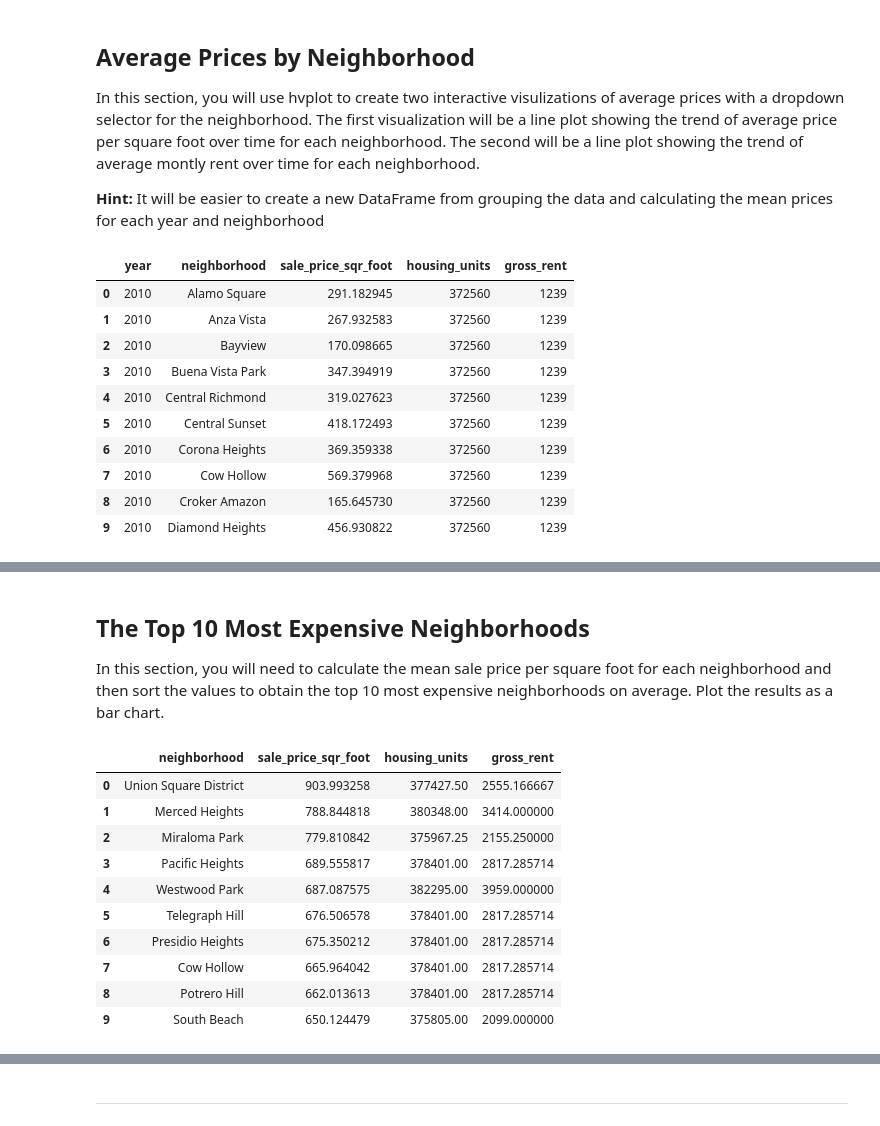
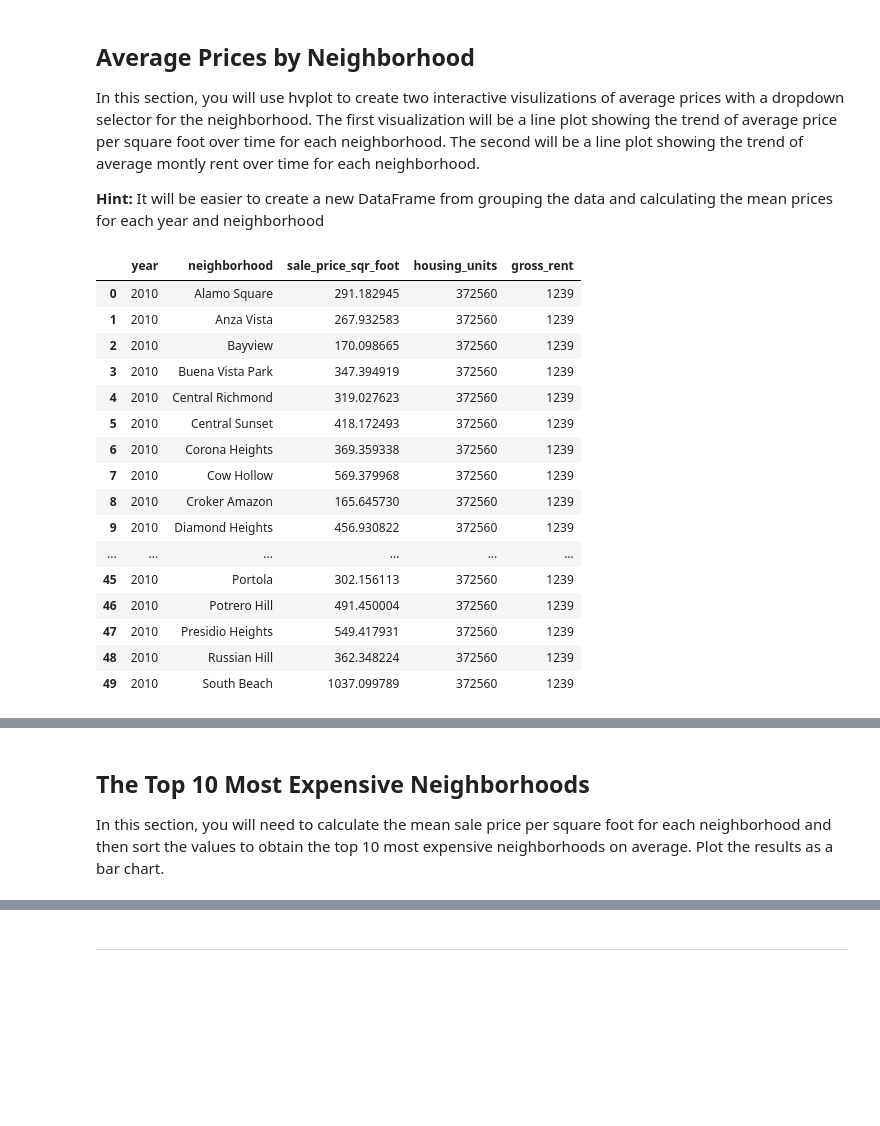
Before and after one commit to iAmSeanzie/WhatTheSFO, a Jupyter notebook: rental_analysis.ipynb, the cells around one changed output, grey strips where cells are left out. Drawn from its saved outputs; the diff is of its cells as text; code cells hidden in the pictures; blank space fills up the shorter version.

```diff
--- a/rental_analysis.ipynb
+++ b/rental_analysis.ipynb
@@ -158,19 +158,31 @@ In this section, you will use hvplot to create two interactive visulizations of
 **Hint:** It will be easier to create a new DataFrame from grouping the data and calculating the mean prices for each year and neighborhood
 # %%
 # Group by year and neighborhood and then create a new dataframe of the mean values
-# YOUR CODE HERE!
+year_hood_grp = (
+#    sfo_data[[sfo_data.index, "year", "neighborhood"]],
+    sfo_data.groupby([sfo_data.index, "neighborhood"])
+    .mean()
+    .reset_index()
+)
+year_hood_grp.head(50)
 # %% [output]
 |  | year | neighborhood | sale_price_sqr_foot | housing_units | gross_rent |
 | 0 | 2010 | Alamo Square | 291.182945 | 372560 | 1239 |
 | 1 | 2010 | Anza Vista | 267.932583 | 372560 | 1239 |
 | 2 | 2010 | Bayview | 170.098665 | 372560 | 1239 |
 | 3 | 2010 | Buena Vista Park | 347.394919 | 372560 | 1239 |
 | 4 | 2010 | Central Richmond | 319.027623 | 372560 | 1239 |
 | 5 | 2010 | Central Sunset | 418.172493 | 372560 | 1239 |
 | 6 | 2010 | Corona Heights | 369.359338 | 372560 | 1239 |
 | 7 | 2010 | Cow Hollow | 569.379968 | 372560 | 1239 |
 | 8 | 2010 | Croker Amazon | 165.645730 | 372560 | 1239 |
 | 9 | 2010 | Diamond Heights | 456.930822 | 372560 | 1239 |
+| ... | ... | ... | ... | ... | ... |
+| 45 | 2010 | Portola | 302.156113 | 372560 | 1239 |
+| 46 | 2010 | Potrero Hill | 491.450004 | 372560 | 1239 |
+| 47 | 2010 | Presidio Heights | 549.417931 | 372560 | 1239 |
+| 48 | 2010 | Russian Hill | 362.348224 | 372560 | 1239 |
+| 49 | 2010 | South Beach | 1037.099789 | 372560 | 1239 |
 # %%
 # Use hvplot to create an interactive line chart of the average price per sq ft.
 # The plot should have a dropdown selector for the neighborhood
@@ -189,19 +211,7 @@ In this section, you will use hvplot to create two interactive visulizations of
 In this section, you will need to calculate the mean sale price per square foot for each neighborhood and then sort the values to obtain the top 10 most expensive neighborhoods on average. Plot the results as a bar chart.
 # %%
 # Getting the data from the top 10 expensive neighborhoods to own
-# YOUR CODE HERE!
+df_expensive_hoods = sfo_data.groupby(by="neighborhood").mean()
-# %% [output]
-|  | neighborhood | sale_price_sqr_foot | housing_units | gross_rent |
-| 0 | Union Square District | 903.993258 | 377427.50 | 2555.166667 |
-| 1 | Merced Heights | 788.844818 | 380348.00 | 3414.000000 |
-| 2 | Miraloma Park | 779.810842 | 375967.25 | 2155.250000 |
-| 3 | Pacific Heights | 689.555817 | 378401.00 | 2817.285714 |
-| 4 | Westwood Park | 687.087575 | 382295.00 | 3959.000000 |
-| 5 | Telegraph Hill | 676.506578 | 378401.00 | 2817.285714 |
-| 6 | Presidio Heights | 675.350212 | 378401.00 | 2817.285714 |
-| 7 | Cow Hollow | 665.964042 | 378401.00 | 2817.285714 |
-| 8 | Potrero Hill | 662.013613 | 378401.00 | 2817.285714 |
-| 9 | South Beach | 650.124479 | 375805.00 | 2099.000000 |
 # %%
 # Plotting the data from the top 10 expensive neighborhoods
 # YOUR CODE HERE!
```
Also changed, not shown: parts of 7 cells of this notebook.
